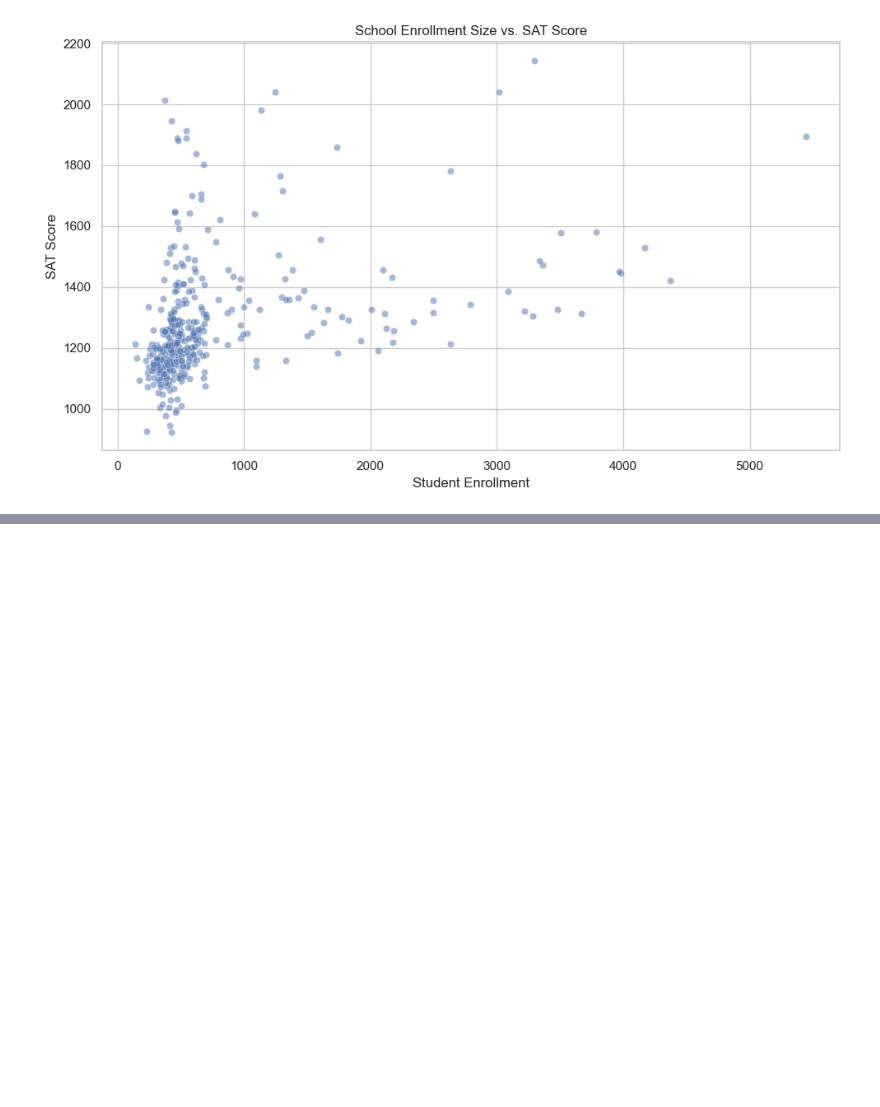
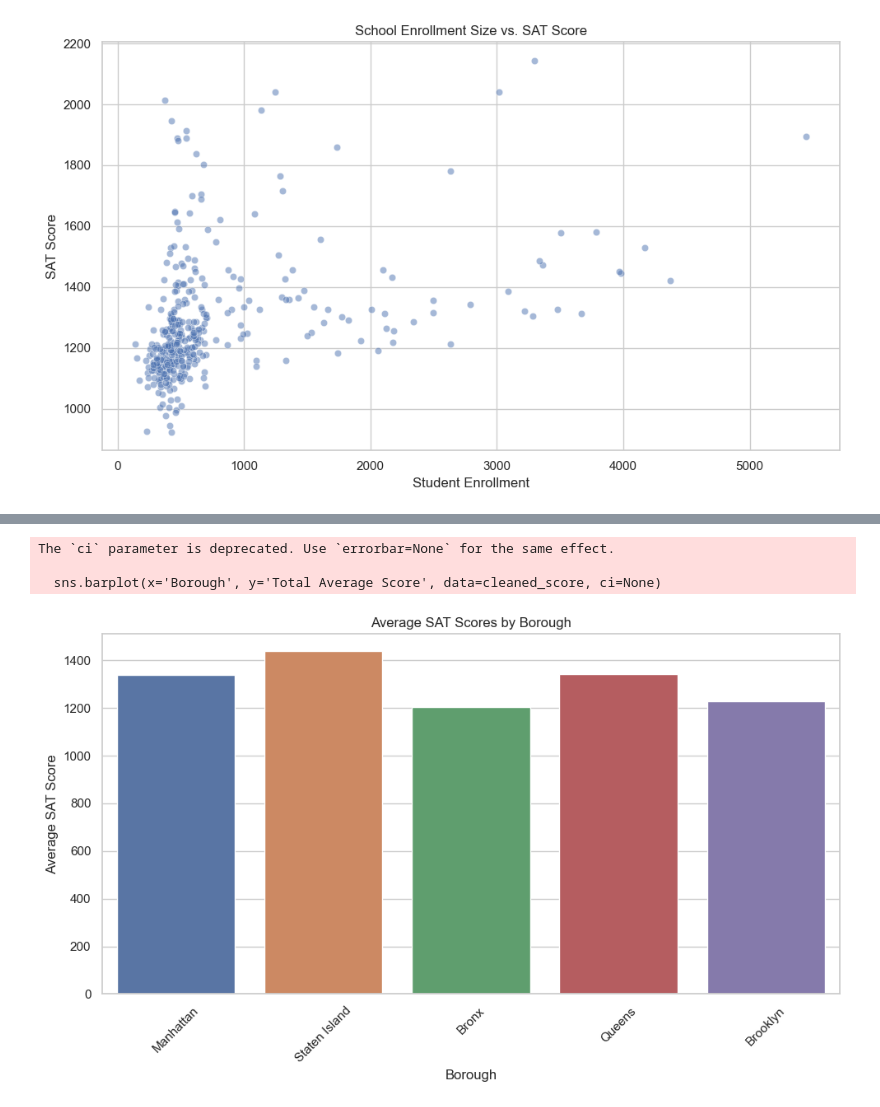
Before and after one commit to ECO225-W2024/project-one-code-hannahyu07, a Jupyter notebook: Project 1 Code.ipynb, the cells around one changed output, grey strips where cells are left out. Saved outputs shown, nothing was run; the diff lists cells and outputs as text; code cells hidden in the pictures; blank space fills up the shorter version.

```diff
--- a/Project 1 Code.ipynb
+++ b/Project 1 Code.ipynb
@@ -304,0 +328,14 @@ plt.show()
+# %%
+plt.figure(figsize=(10, 6))
+sns.barplot(x='Borough', y='Total Average Score', data=cleaned_score, ci=None)
+plt.title('Average SAT Scores by Borough')
+plt.xlabel('Borough')
+plt.ylabel('Average SAT Score')
+plt.xticks(rotation=45)
+plt.tight_layout()
+plt.show()
+# %% [output]
+The `ci` parameter is deprecated. Use `errorbar=None` for the same effect.
+
+  sns.barplot(x='Borough', y='Total Average Score', data=cleaned_score, ci=None)
+[figure, added]
```
Also changed, not shown: parts of 8 cells of this notebook.
